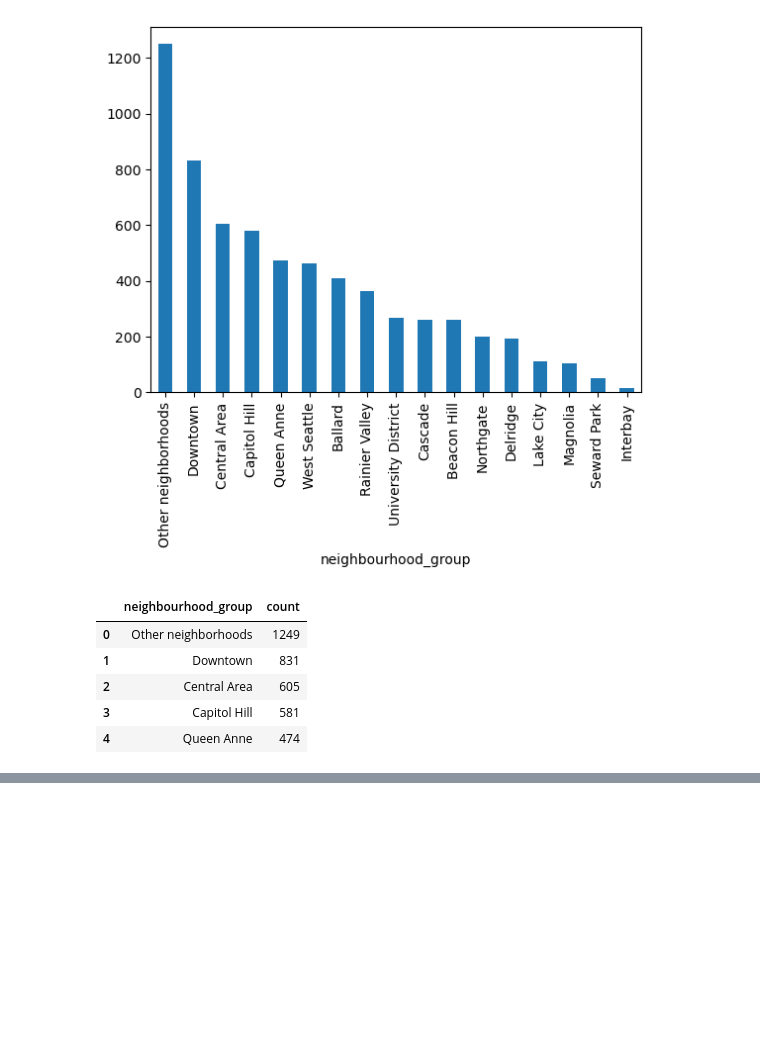
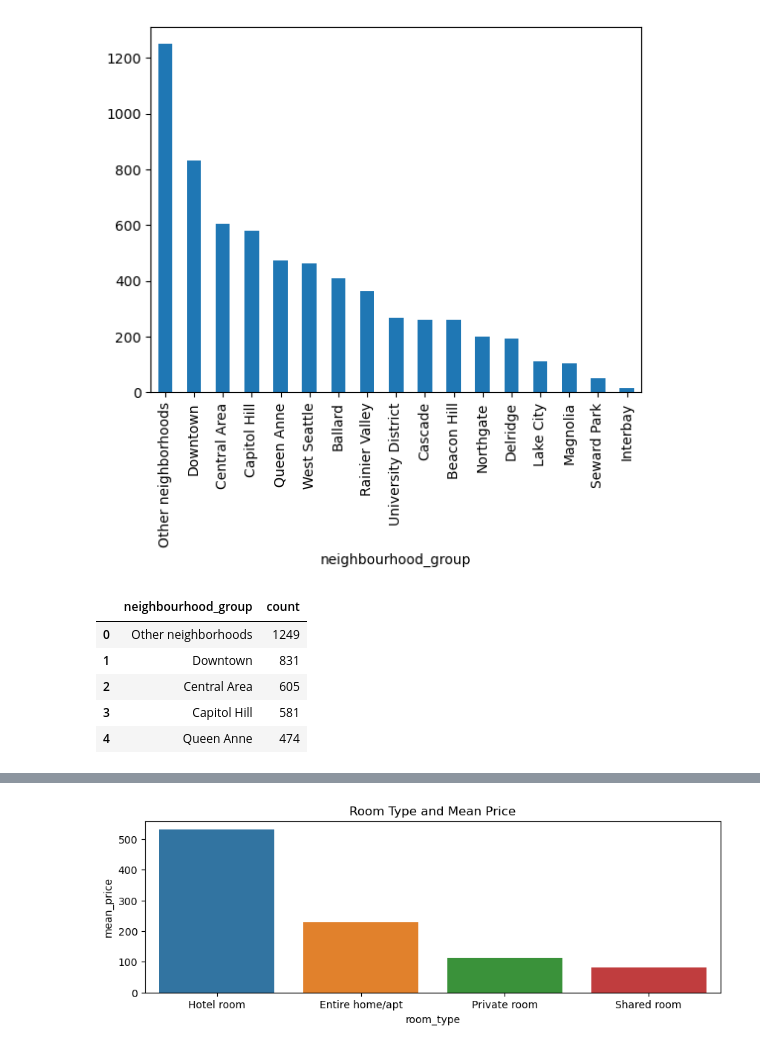
Before and after one commit to sagarbarge/Seattle-Airbnb-Open-Data-, a Jupyter notebook: Seattle Airbnb Open Data - SQL Project.ipynb, the cells around one changed output, grey strips where cells are left out. Saved outputs shown, nothing was run; the diff lists cells and outputs as text; code cells hidden in the pictures; blank space fills up the shorter version.

```diff
--- a/Seattle Airbnb Open Data - SQL Project.ipynb
+++ b/Seattle Airbnb Open Data - SQL Project.ipynb
@@ -344,0 +383,6 @@ plt.show()
+# %%
+# Room Type Wise Count and Avg. Price
+room_mean_price = df_lis.groupby('room_type')['price'].mean().reset_index()
+room_mean_price.columns = ['room_type', 'mean_price']
+room_mean_price2= room_mean_price.sort_values(by= 'mean_price', ascending=False)
+room_mean_price2
@@ -344,0 +395,8 @@ plt.show()
+# %%
+# Room Type Wise Count and Avg. Price
+plt.figure(figsize=(10,3))
+sns.barplot(data= room_mean_price2, x= 'room_type', y= 'mean_price')
+plt.title('Room Type and Mean Price')
+plt.show()
+# %% [output]
+[figure, added]
```
Also changed, not shown: parts of 34 cells of this notebook.
